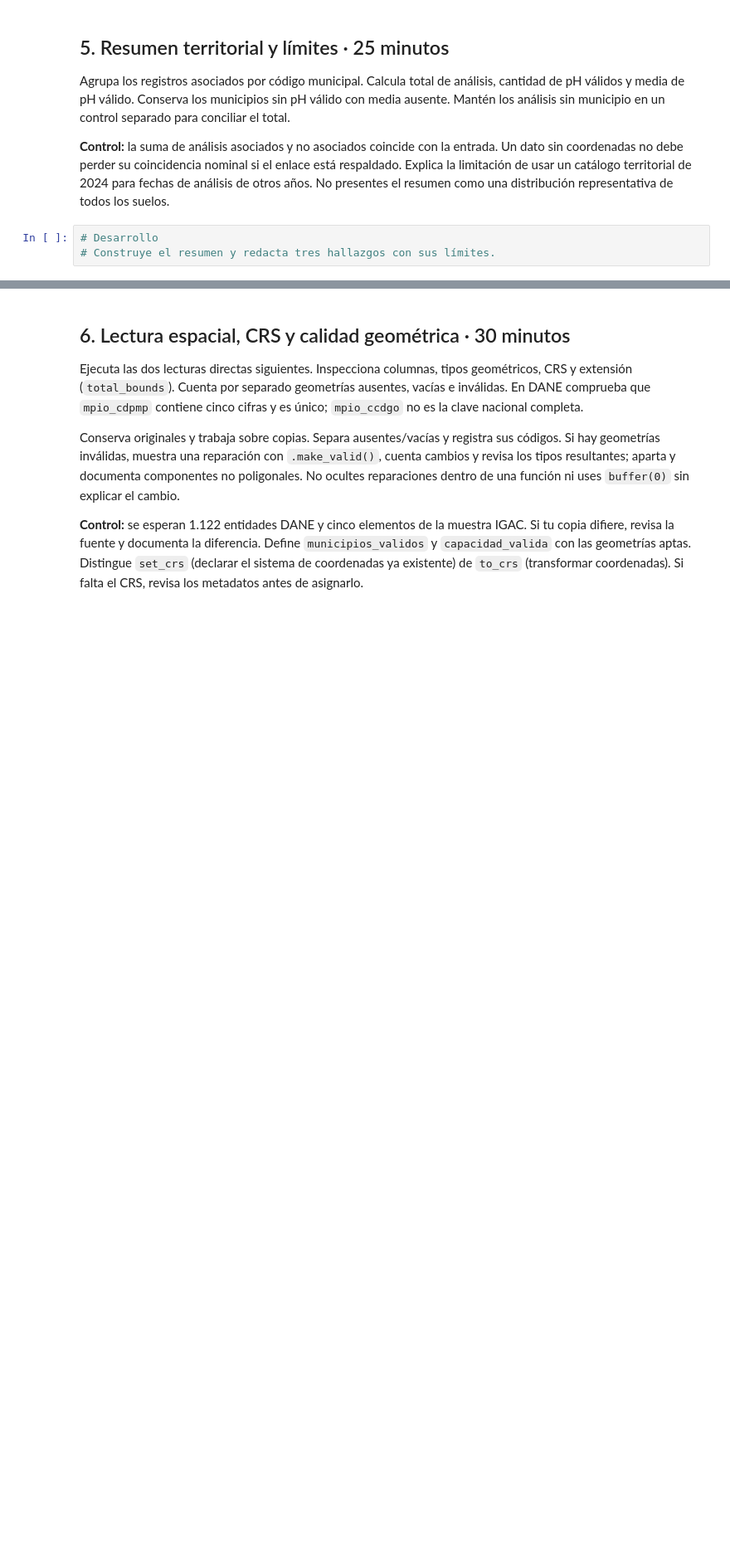
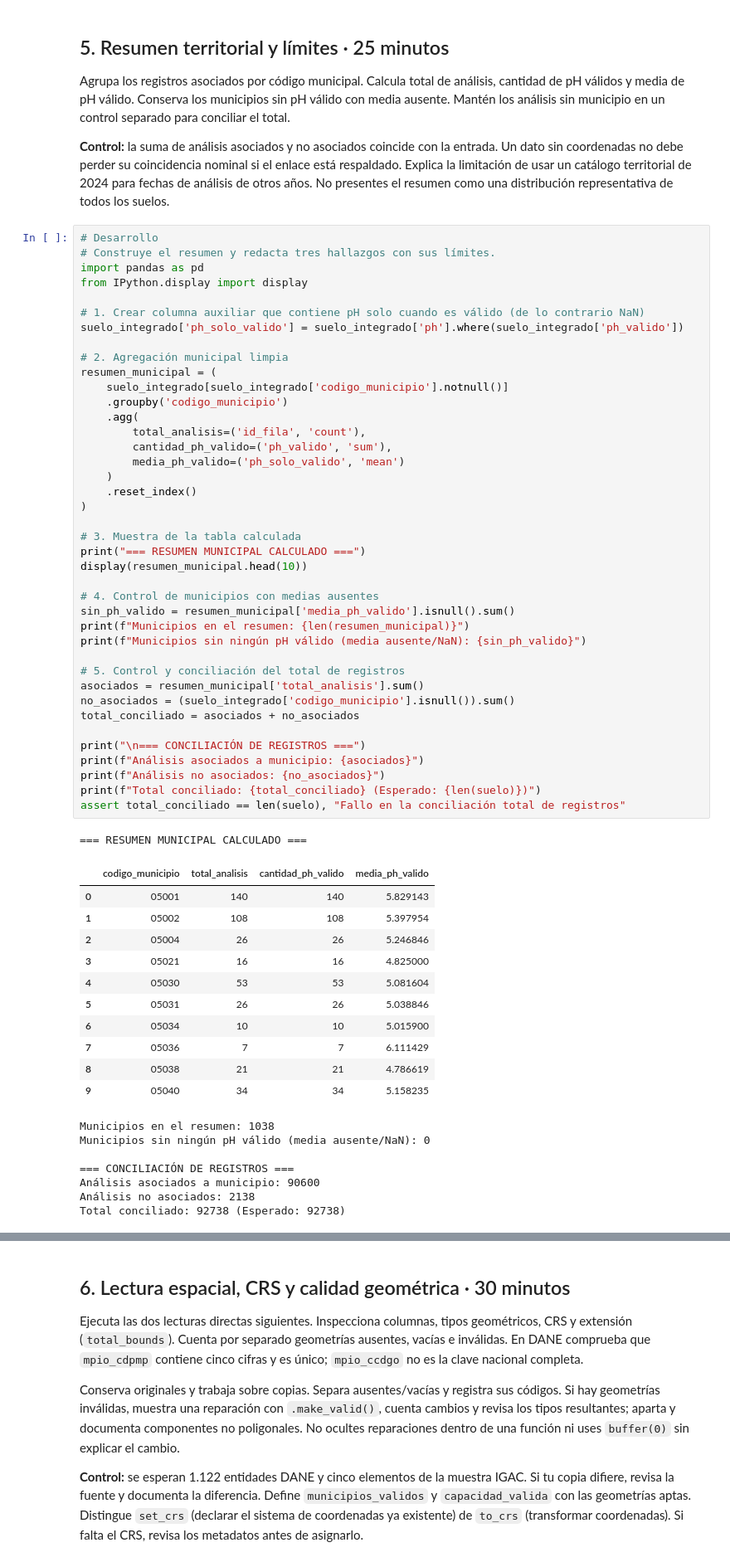
Before and after one commit to miguelgarces12/big-data-postgraduate, a Jupyter notebook: soluciones/PD04_limpieza_integracion_territorial.ipynb, the cells around one changed output, grey strips where cells are left out. Shown at 83% size. Saved outputs shown, nothing was run; the diff lists cells and outputs as text; blank space fills up the shorter version.

```diff
--- a/soluciones/PD04_limpieza_integracion_territorial.ipynb
+++ b/soluciones/PD04_limpieza_integracion_territorial.ipynb
@@ -190,6 +339,63 @@ Agrupa los registros asociados por código municipal. Calcula total de análisis
 # %%
 # Desarrollo
 # Construye el resumen y redacta tres hallazgos con sus límites.
+import pandas as pd
+from IPython.display import display
+
+# 1. Crear columna auxiliar que contiene pH solo cuando es válido (de lo contrario NaN)
+suelo_integrado['ph_solo_valido'] = suelo_integrado['ph'].where(suelo_integrado['ph_valido'])
+
+# 2. Agregación municipal limpia
+resumen_municipal = (
+    suelo_integrado[suelo_integrado['codigo_municipio'].notnull()]
+    .groupby('codigo_municipio')
+    .agg(
+        total_analisis=('id_fila', 'count'),
+        cantidad_ph_valido=('ph_valido', 'sum'),
+        media_ph_valido=('ph_solo_valido', 'mean')
+    )
+    .reset_index()
+)
+
+# 3. Muestra de la tabla calculada
+print("=== RESUMEN MUNICIPAL CALCULADO ===")
+display(resumen_municipal.head(10))
+
+# 4. Control de municipios con medias ausentes
+sin_ph_valido = resumen_municipal['media_ph_valido'].isnull().sum()
+print(f"Municipios en el resumen: {len(resumen_municipal)}")
+print(f"Municipios sin ningún pH válido (media ausente/NaN): {sin_ph_valido}")
+
+# 5. Control y conciliación del total de registros
+asociados = resumen_municipal['total_analisis'].sum()
+no_asociados = (suelo_integrado['codigo_municipio'].isnull()).sum()
+total_conciliado = asociados + no_asociados
+
+print("\n=== CONCILIACIÓN DE REGISTROS ===")
+print(f"Análisis asociados a municipio: {asociados}")
+print(f"Análisis no asociados: {no_asociados}")
+print(f"Total conciliado: {total_conciliado} (Esperado: {len(suelo)})")
+assert total_conciliado == len(suelo), "Fallo en la conciliación total de registros"
+# %% [output]
+=== RESUMEN MUNICIPAL CALCULADO ===
+|  | codigo_municipio | total_analisis | cantidad_ph_valido | media_ph_valido |
+| 0 | 05001 | 140 | 140 | 5.829143 |
+| 1 | 05002 | 108 | 108 | 5.397954 |
+| 2 | 05004 | 26 | 26 | 5.246846 |
+| 3 | 05021 | 16 | 16 | 4.825000 |
+| 4 | 05030 | 53 | 53 | 5.081604 |
+| 5 | 05031 | 26 | 26 | 5.038846 |
+| 6 | 05034 | 10 | 10 | 5.015900 |
+| 7 | 05036 | 7 | 7 | 6.111429 |
+| 8 | 05038 | 21 | 21 | 4.786619 |
+| 9 | 05040 | 34 | 34 | 5.158235 |
+Municipios en el resumen: 1038
+Municipios sin ningún pH válido (media ausente/NaN): 0
+
+=== CONCILIACIÓN DE REGISTROS ===
+Análisis asociados a municipio: 90600
+Análisis no asociados: 2138
+Total conciliado: 92738 (Esperado: 92738)
 # %% [markdown]
 **Interpretación:**
 
```
Also changed, not shown: parts of 23 cells of this notebook, 4 other files.
